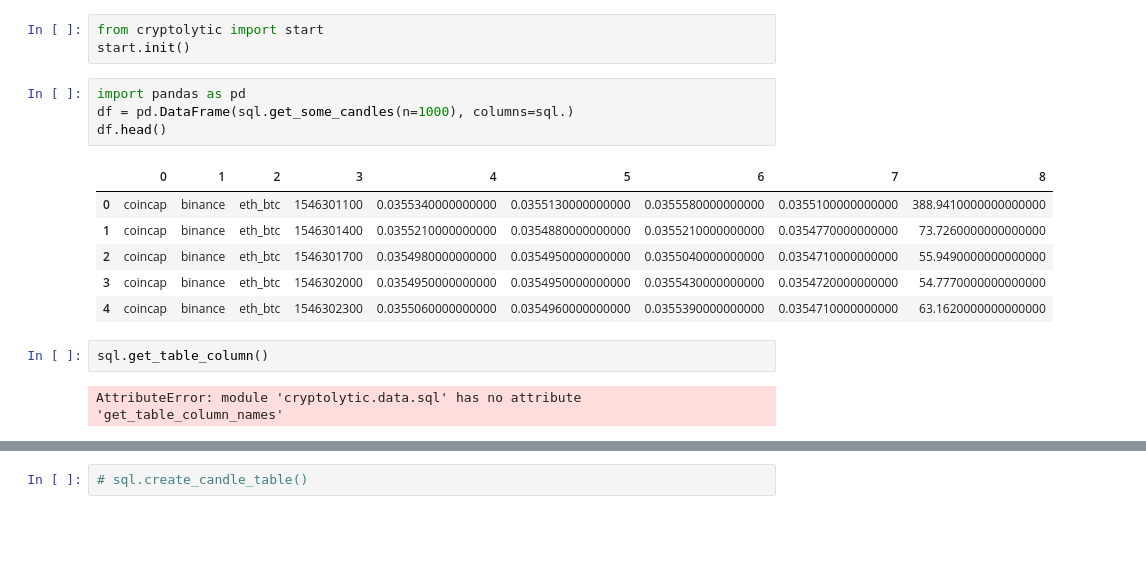
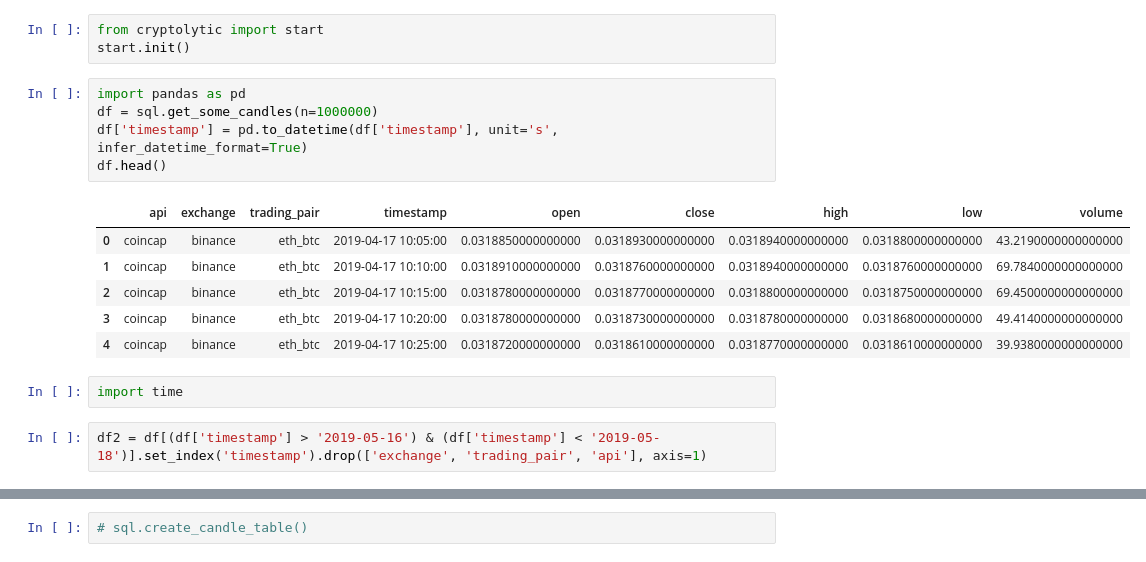
Before and after one commit to BloomTech-Labs/cryptolytic-ds, a Jupyter notebook: cryptolytic/notebooks/candle_data2.ipynb, the cells around one changed output, grey strips where cells are left out. Cells and saved outputs as stored; diff of their text form; blank space fills up the shorter version.

```diff
--- a/cryptolytic/notebooks/candle_data2.ipynb
+++ b/cryptolytic/notebooks/candle_data2.ipynb
@@ -17,16 +15,17 @@ from cryptolytic import start
 start.init()
 # %%
 import pandas as pd
-df = pd.DataFrame(sql.get_some_candles(n=1000), columns=sql.)
+df = sql.get_some_candles(n=1000000)
+df['timestamp'] = pd.to_datetime(df['timestamp'], unit='s', infer_datetime_format=True)
 df.head()
 # %% [output]
-|  | 0 | 1 | 2 | 3 | 4 | 5 | 6 | 7 | 8 |
-| 0 | coincap | binance | eth_btc | 1546301100 | 0.0355340000000000 | 0.0355130000000000 | 0.0355580000000000 | 0.0355100000000000 | 388.9410000000000000 |
-| 1 | coincap | binance | eth_btc | 1546301400 | 0.0355210000000000 | 0.0354880000000000 | 0.0355210000000000 | 0.0354770000000000 | 73.7260000000000000 |
-| 2 | coincap | binance | eth_btc | 1546301700 | 0.0354980000000000 | 0.0354950000000000 | 0.0355040000000000 | 0.0354710000000000 | 55.9490000000000000 |
-| 3 | coincap | binance | eth_btc | 1546302000 | 0.0354950000000000 | 0.0354950000000000 | 0.0355430000000000 | 0.0354720000000000 | 54.7770000000000000 |
-| 4 | coincap | binance | eth_btc | 1546302300 | 0.0355060000000000 | 0.0354960000000000 | 0.0355390000000000 | 0.0354710000000000 | 63.1620000000000000 |
+|  | api | exchange | trading_pair | timestamp | open | close | high | low | volume |
+| 0 | coincap | binance | eth_btc | 2019-04-17 10:05:00 | 0.0318850000000000 | 0.0318930000000000 | 0.0318940000000000 | 0.0318800000000000 | 43.2190000000000000 |
+| 1 | coincap | binance | eth_btc | 2019-04-17 10:10:00 | 0.0318910000000000 | 0.0318760000000000 | 0.0318940000000000 | 0.0318760000000000 | 69.7840000000000000 |
+| 2 | coincap | binance | eth_btc | 2019-04-17 10:15:00 | 0.0318780000000000 | 0.0318770000000000 | 0.0318800000000000 | 0.0318750000000000 | 69.4500000000000000 |
+| 3 | coincap | binance | eth_btc | 2019-04-17 10:20:00 | 0.0318780000000000 | 0.0318730000000000 | 0.0318780000000000 | 0.0318680000000000 | 49.4140000000000000 |
+| 4 | coincap | binance | eth_btc | 2019-04-17 10:25:00 | 0.0318720000000000 | 0.0318610000000000 | 0.0318770000000000 | 0.0318610000000000 | 39.9380000000000000 |
-# %%
-sql.get_table_column()
-# %% [output]
-AttributeError: module 'cryptolytic.data.sql' has no attribute 'get_table_column_names'
+# %%
+import time
+# %%
+df2 = df[(df['timestamp'] > '2019-05-16') & (df['timestamp'] < '2019-05-18')].set_index('timestamp').drop(['exchange', 'trading_pair', 'api'], axis=1)
```
Also changed, not shown: parts of 11 cells of this notebook, 2 other files.
